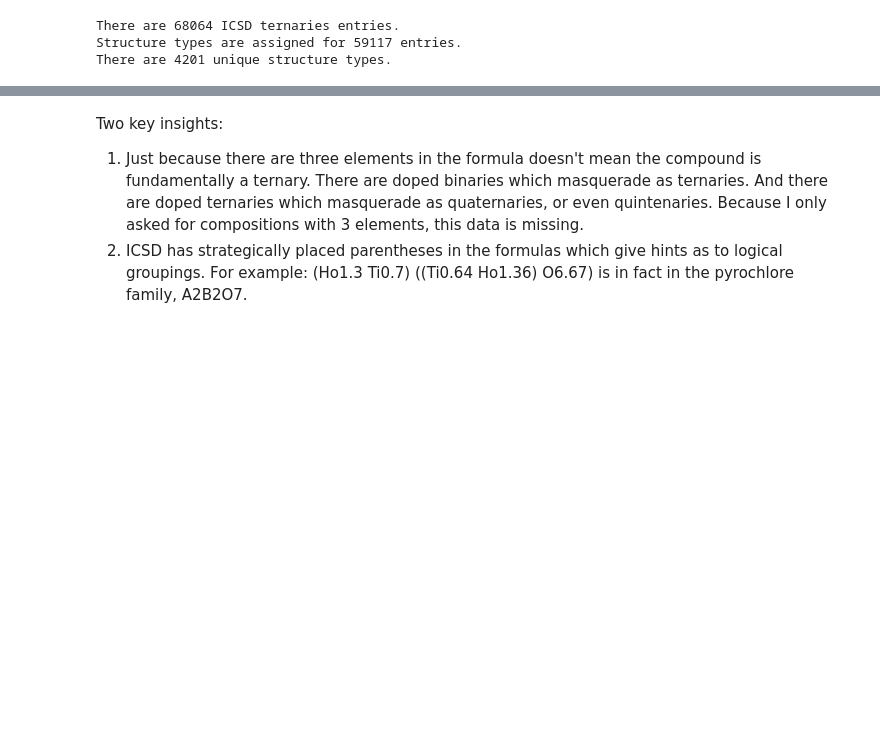
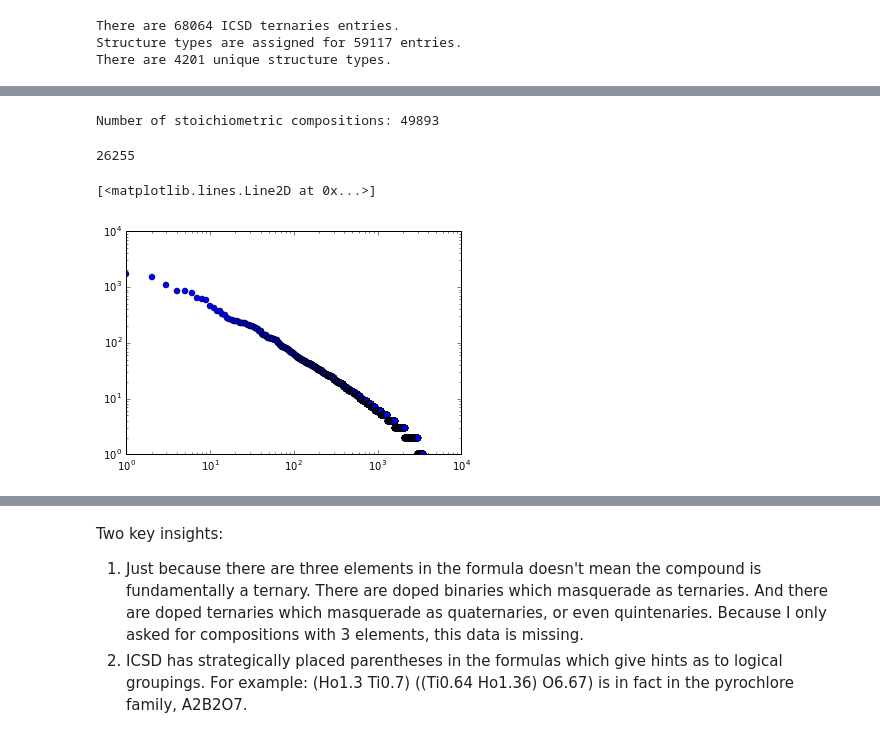
Before and after one commit to bismayan/MaterialsMachineLearning, a Jupyter notebook: Understanding ICSD data.ipynb, the cells around one changed output, grey strips where cells are left out. Cells and saved outputs as stored; diff of their text form; code cells hidden in the pictures; blank space fills up the shorter version.

Commit message:
Analysis for most frequently occuring structure types -- ThCr2Si2 and 111 intermetallics dominate!!

```diff
--- a/Understanding ICSD data.ipynb
+++ b/Understanding ICSD data.ipynb
@@ -45,0 +35,8 @@ unique_structure_types
+# %%
+def is_stoichiometric(composition):
+    return np.all(np.mod(composition.values(), 1) == 0)
+# %%
+stoichiometric_compositions = [c for c in compositions if is_stoichiometric(c)]
+print("Number of stoichiometric compositions: {}".format(len(stoichiometric_compositions)))
+# %% [output]
+Number of stoichiometric compositions: 49893
@@ -45,0 +45,16 @@ unique_structure_types
+# %%
+len(ternaries)
+# %% [output]
+26255
+# %%
+data_stoichiometric = [x for x in data if is_stoichiometric(Composition(x[2]))]
+# %%
+from collections import Counter
+
+struct_type_freq = Counter(x[3] for x in data_stoichiometric if x[3] is not '')
+# %%
+plt.loglog(range(1, len(struct_type_freq)+1),
+             sorted(struct_type_freq.values(), reverse = True), 'o')
+# %% [output]
+[<matplotlib.lines.Line2D at 0x...>]
+[figure, added]
```
Also changed, not shown: parts of 14 cells of this notebook.
